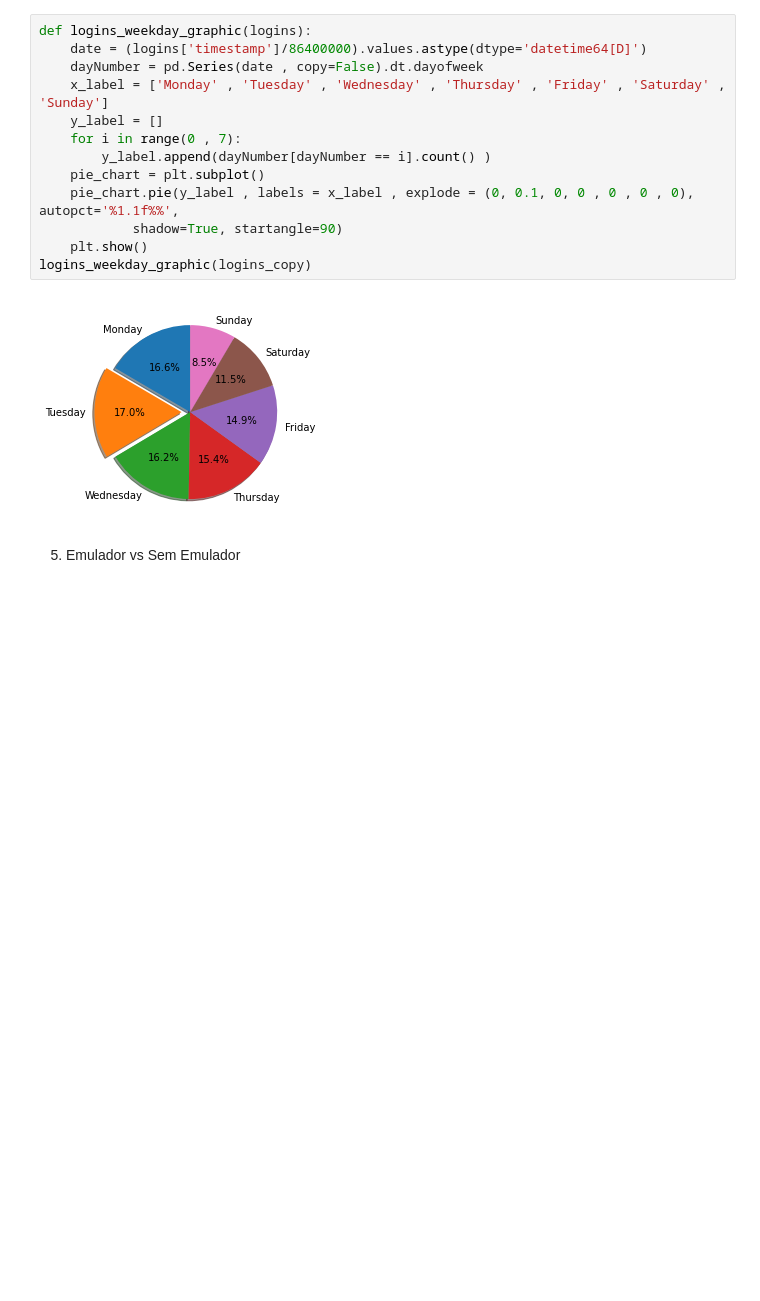
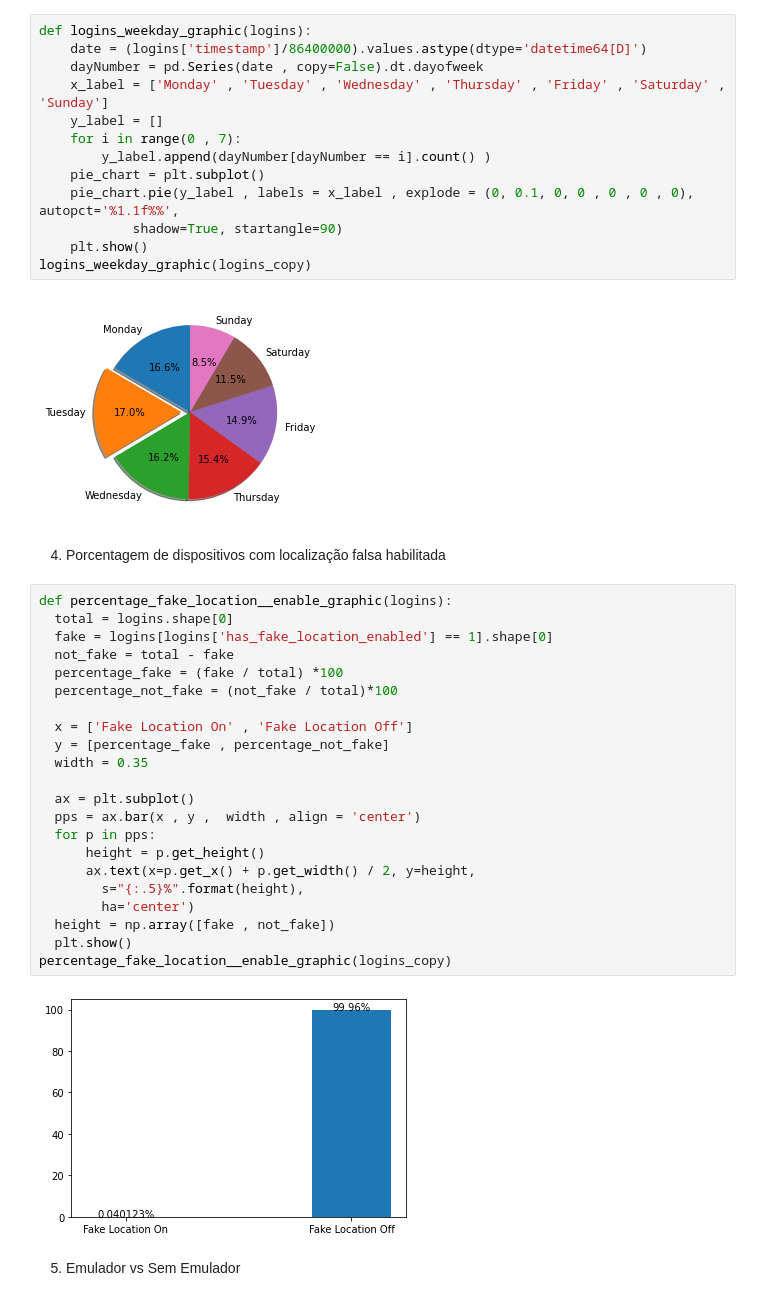
Before and after one commit to mrdedede/Incognia-Project, a Jupyter notebook: graficos.ipynb, the cells around one changed output. Cells and saved outputs as stored; diff of their text form; blank space fills up the shorter version.

Commit message:
Add graph 4 for #3

```diff
--- a/graficos.ipynb
+++ b/graficos.ipynb
@@ -123,6 +123,32 @@ def logins_weekday_graphic(logins):
 logins_weekday_graphic(logins_copy)
 # %% [output]
 [figure]
+# %% [markdown]
+4. Porcentagem de dispositivos com localização falsa habilitada
+# %%
+def percentage_fake_location__enable_graphic(logins):
+  total = logins.shape[0]
+  fake = logins[logins['has_fake_location_enabled'] == 1].shape[0]
+  not_fake = total - fake
+  percentage_fake = (fake / total) *100
+  percentage_not_fake = (not_fake / total)*100
+
+  x = ['Fake Location On' , 'Fake Location Off']
+  y = [percentage_fake , percentage_not_fake]
+  width = 0.35
+
+  ax = plt.subplot()
+  pps = ax.bar(x , y ,  width , align = 'center')
+  for p in pps:
+      height = p.get_height()
+      ax.text(x=p.get_x() + p.get_width() / 2, y=height,
+        s="{:.5}%".format(height),
+        ha='center')
+  height = np.array([fake , not_fake])
+  plt.show()
+percentage_fake_location__enable_graphic(logins_copy)
+# %% [output]
+[figure, added]
 # %% [markdown]
 5. Emulador vs Sem Emulador
 # %%
```
Also changed, not shown: parts of 1 cell of this notebook, 1 other file.
